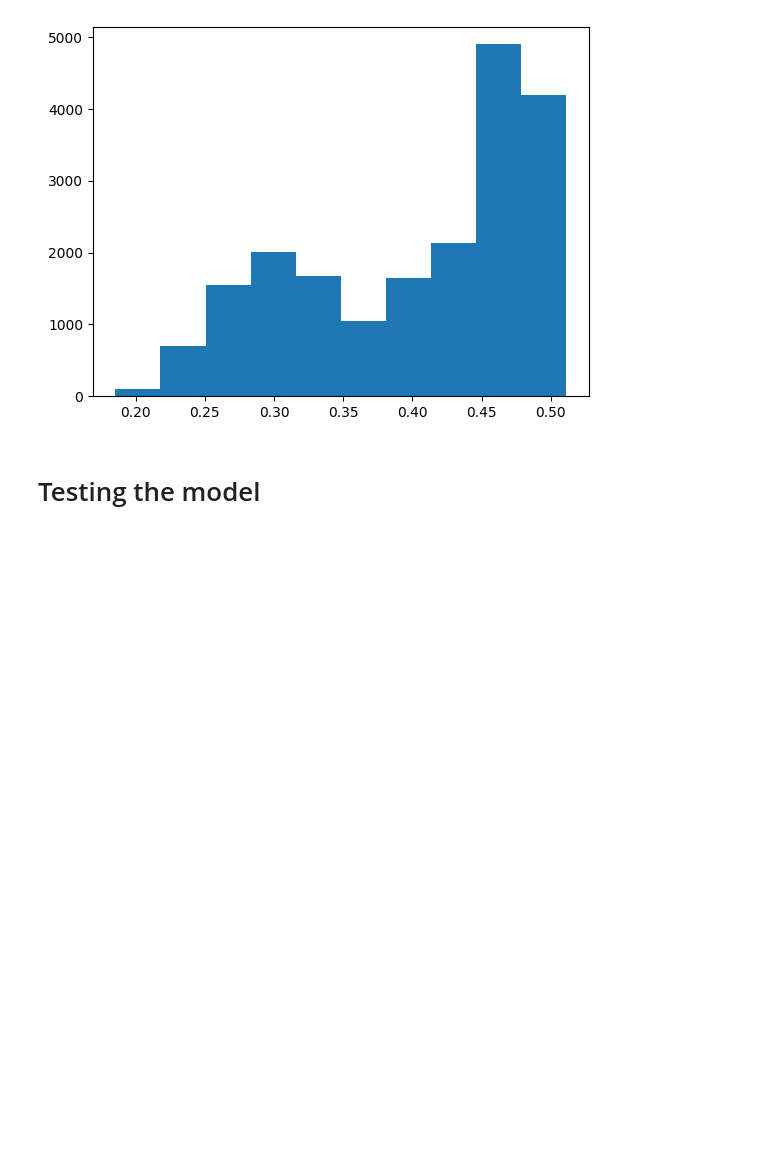
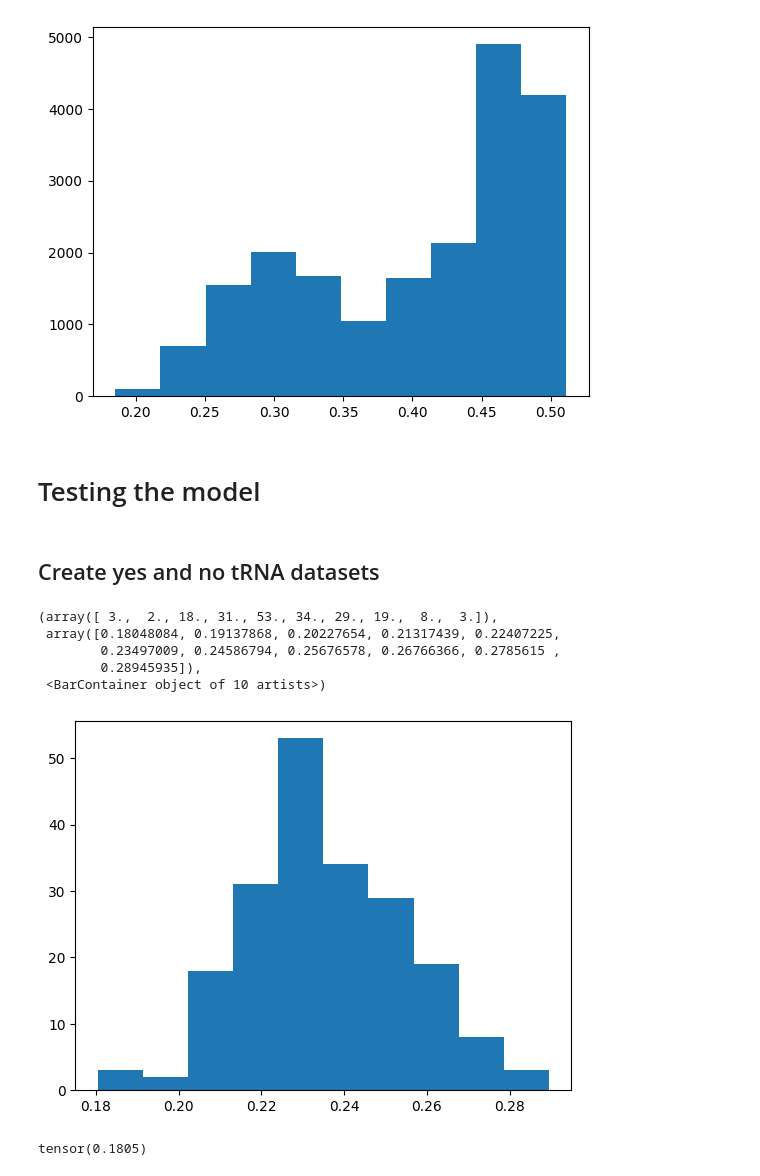
Before and after one commit to malabi3393/tRNA_Binary_Classifier, a Jupyter notebook: program.ipynb, the cells around one changed output. Cells and saved outputs as stored; diff of their text form; code cells hidden in the pictures; blank space fills up the shorter version.

```diff
--- a/program.ipynb
+++ b/program.ipynb
@@ -165,6 +145,8 @@ plt.hist(trna_avgs)
 [figure]
 # %% [markdown]
 # Testing the model
+# %% [markdown]
+## Create yes and no tRNA datasets
 # %%
 threshold = min(trna_avgs).item()
 
@@ -172,7 +154,7 @@ testing_yes = trnas[-100:]
 testing_yes = [(s, 1) for s in trnas]
 # %%
 testing_no = []
-for _ in range(100):
+for _ in range(200):
     np_values = np.asarray(['A', 'T', 'C', 'G'])
     np_count = np.asarray([1, 1, 1, 1])
     np_urn = np.repeat(np_values, np_count)
@@ -180,3 +162,15 @@ for _ in range(100):
     sequence = np.random.choice(np_urn, size=N, p=None, replace=True)
     sequence = ''.join(sequence)
     testing_no.append((sequence, 0))
+# %%
+res = []
+
+for i, s in enumerate(testing_no):
+    seq = s[0]
+    prob = 0
+    for row, base in enumerate(seq):
+        col = stoi[base]
+        p = P[row][col]
+        prob += p
+    prob = prob/avg
+    res.append(prob)
@@ -182,0 +189,13 @@ for _ in range(100):
+# %%
+plt.hist(res)
+# %% [output]
+(array([ 3.,  2., 18., 31., 53., 34., 29., 19.,  8.,  3.]),
+ array([0.18048084, 0.19137868, 0.20227654, 0.21317439, 0.22407225,
+        0.23497009, 0.24586794, 0.25676578, 0.26766366, 0.2785615 ,
+        0.28945935]),
+ <BarContainer object of 10 artists>)
+[figure, added]
+# %%
+min(res)
+# %% [output]
+tensor(0.1805)
```
Also changed, not shown: parts of 6 cells of this notebook.
